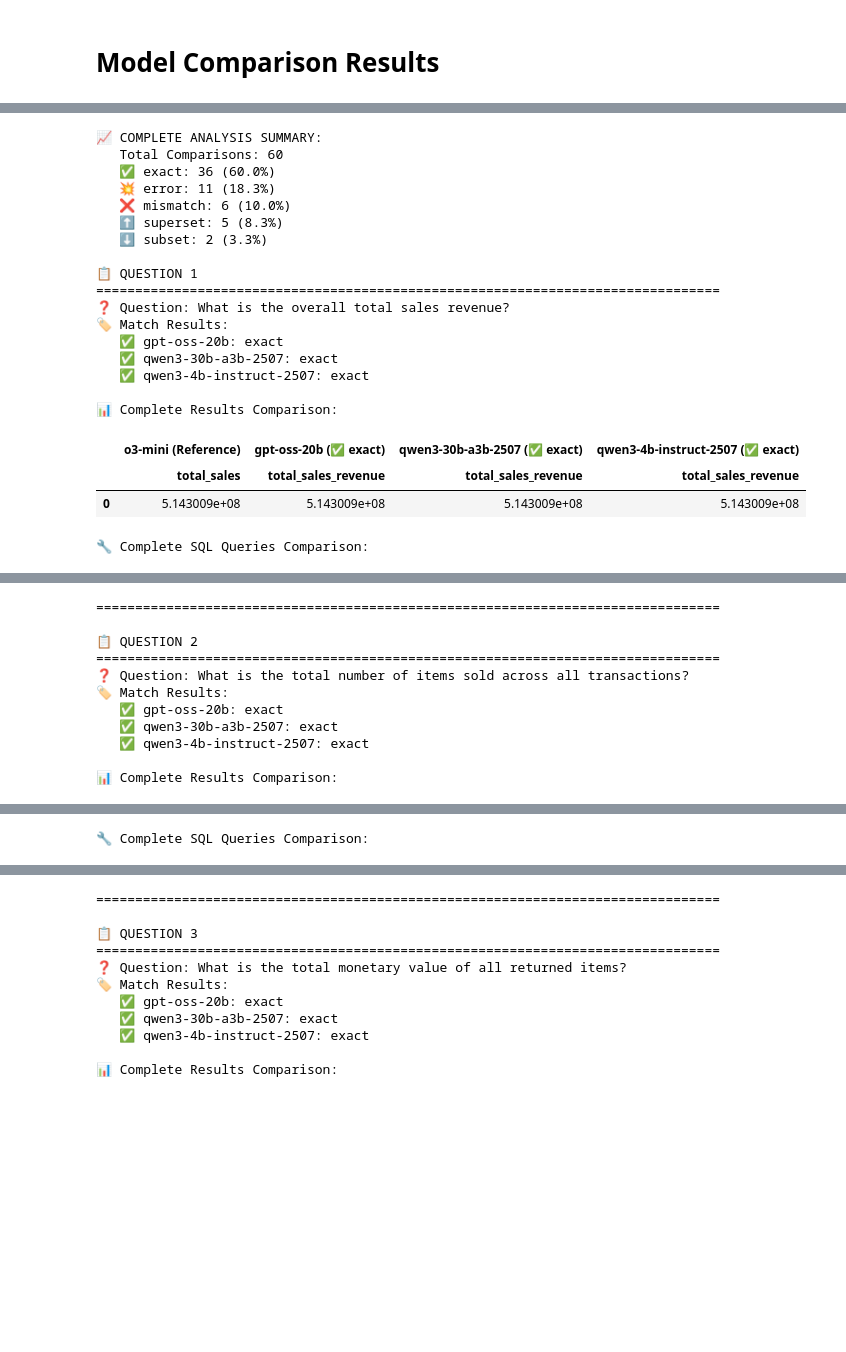
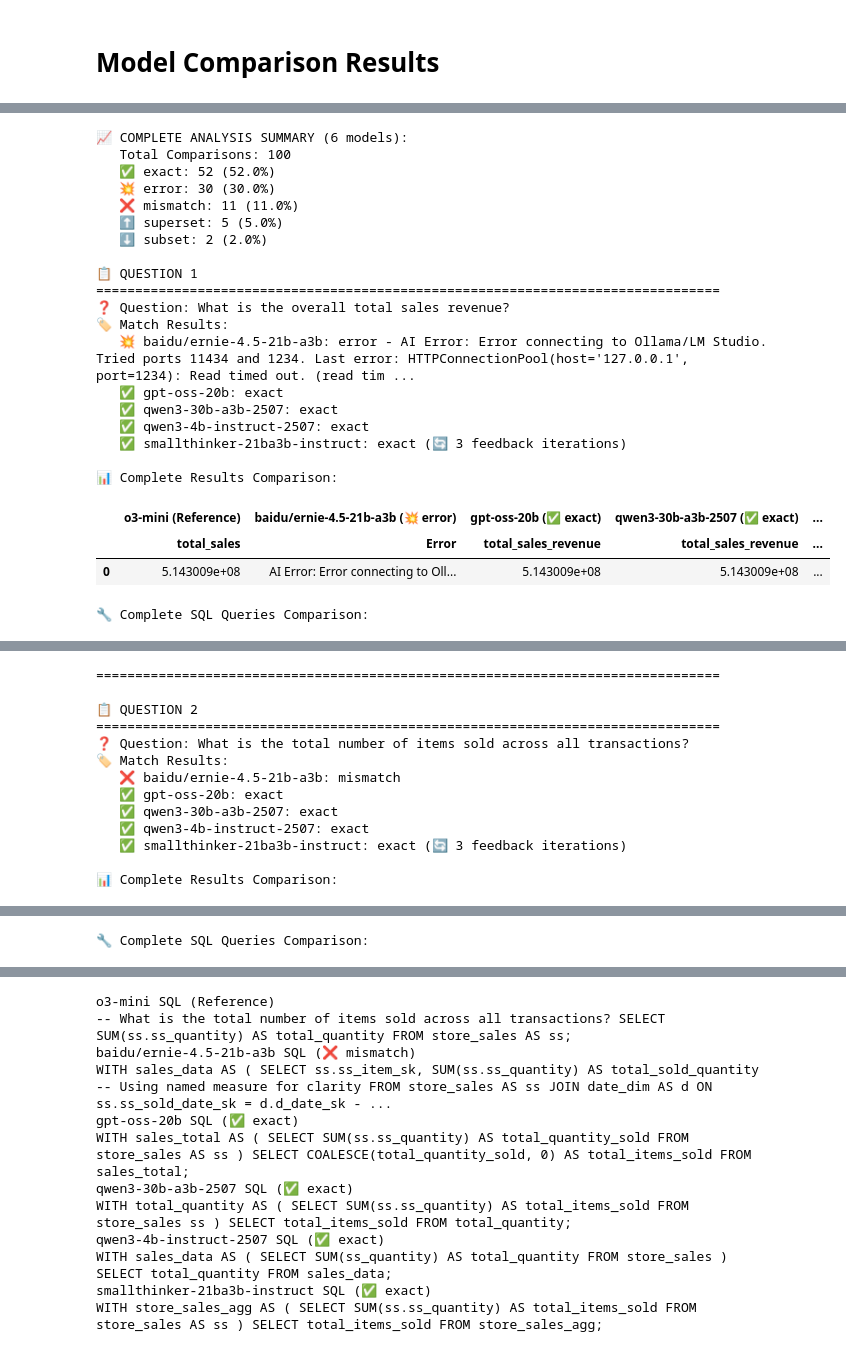
Before and after one commit to djouallah/semantic_sql_testing, a Jupyter notebook: SLM_SQL_test.ipynb, the cells around one changed output, grey strips where cells are left out. Saved outputs shown, nothing was run; the diff lists cells and outputs as text; code cells hidden in the pictures; blank space fills up the shorter version.

```diff
--- a/SLM_SQL_test.ipynb
+++ b/SLM_SQL_test.ipynb
@@ -1124,7 +1197,11 @@ qwen3-30b-a3b-2507:
 # 🔥 Show all Queries 🔥
 
 
-# Get EVERYTHING - all questions, all models, all match types
+# Get EVERYTHING - all questions, all models, all match types (dynamic)
+# Get comparison models from comparison_table
+comparison_models = [model for model in models if model != model0]
+comparison_models_sql = "', '".join(comparison_models) if comparison_models else ""
+
 all_questions_analysis = duckdb.sql(f"""
     WITH source_results AS (
         SELECT nbr,
@@ -1156,22 +1233,25 @@ all_questions_analysis = duckdb.sql(f"""
             END as match_type
         FROM results_filtered_three r
         LEFT JOIN source_results s ON r.nbr = s.nbr
-        WHERE r.model IN ('{model1}', '{model2}', '{model3}')
+        WHERE r.model IN ('{comparison_models_sql}')
     )
     SELECT nbr, question, model, model_sql, source_sql, result_count, source_rows, match_type, error_details, feedback_iterations
     FROM model_scores
     ORDER BY nbr, model
-""").df()
+""").df() if comparison_models else pd.DataFrame()
 
-print(f"📈 COMPLETE ANALYSIS SUMMARY:")
+print(f"📈 COMPLETE ANALYSIS SUMMARY ({len(models)} models):")
 print(f"   Total Comparisons: {len(all_questions_analysis)}")
 
 # Show comprehensive breakdown by match type
-match_type_counts = all_questions_analysis['match_type'].value_counts()
-for match_type, count in match_type_counts.items():
-    emoji = {"exact": "✅", "superset": "⬆️", "subset": "⬇️", "mismatch": "❌", "error": "💥"}.get(match_type, "❓")
-    percentage = (count / len(all_questions_analysis)) * 100
-    print(f"   {emoji} {match_type}: {count} ({percentage:.1f}%)")
+if not all_questions_analysis.empty:
+    match_type_counts = all_questions_analysis['match_type'].value_counts()
+    for match_type, count in match_type_counts.items():
+        emoji = {"exact": "✅", "superset": "⬆️", "subset": "⬇️", "mismatch": "❌", "error": "💥"}.get(match_type, "❓")
+        percentage = (count / len(all_questions_analysis)) * 100
+        print(f"   {emoji} {match_type}: {count} ({percentage:.1f}%)")
+else:
+    print("   No comparison data available.")
 print()
 
 from IPython.display import HTML
@@ -1229,8 +1309,8 @@ for question_num in range(1, 21):
 
         source_result = con.sql(source_sql).df()
 
-        # Get results for all models
-        all_models = [model0] + question_data['model'].tolist()
+        # Get results for all models (dynamic)
+        all_models_for_question = [model0] + question_data['model'].tolist()
         all_results = [source_result]
         all_sqls = [source_sql]
         all_match_types = ['reference']
@@ -1306,7 +1386,7 @@ for question_num in range(1, 21):
 
             # Create model labels with match types
             model_labels = []
-            for i, (model, match_type) in enumerate(zip(all_models, all_match_types)):
+            for i, (model, match_type) in enumerate(zip(all_models_for_question, all_match_types)):
                 if i == 0:
                     model_labels.append(f'{model} (Reference)')
                 else:
@@ -1323,7 +1403,7 @@ for question_num in range(1, 21):
 
             # Create comprehensive HTML SQL comparison
             html_sections = []
-            for i, (model_name, sql_query, match_type) in enumerate(zip(all_models, all_sqls, all_match_types)):
+            for i, (model_name, sql_query, match_type) in enumerate(zip(all_models_for_question, all_sqls, all_match_types)):
                 if i == 0:
                     color = "#2e8b57"
                     bg_color = "#f8f9fa"
@@ -1350,43 +1430,45 @@ for question_num in range(1, 21):
                     </div>"""
                 html_sections.append(section)
 
             html_content = f"""
             <div style="display: flex; gap: 10px; margin: 10px 0; flex-wrap: wrap; justify-content: space-around;">
                 {''.join(html_sections)}
             </div>
             """
 
             print("🔧 Complete SQL Queries Comparison:")
             display(HTML(html_content))
 
     except Exception as e:
         print(f"❌ Error processing question {question_num}: {e}")
 
     print("=" * 80 + "\n")
 
 print("🎯 COMPLETE ANALYSIS FINISHED - EVERY QUESTION SHOWN")
 print("=" * 80)
 # %% [output]
-📈 COMPLETE ANALYSIS SUMMARY:
-   Total Comparisons: 60
-   ✅ exact: 36 (60.0%)
-   💥 error: 11 (18.3%)
-   ❌ mismatch: 6 (10.0%)
-   ⬆️ superset: 5 (8.3%)
-   ⬇️ subset: 2 (3.3%)
+📈 COMPLETE ANALYSIS SUMMARY (6 models):
+   Total Comparisons: 100
+   ✅ exact: 52 (52.0%)
+   💥 error: 30 (30.0%)
+   ❌ mismatch: 11 (11.0%)
+   ⬆️ superset: 5 (5.0%)
+   ⬇️ subset: 2 (2.0%)
 
 📋 QUESTION 1
 ================================================================================
 ❓ Question: What is the overall total sales revenue?
 🏷️ Match Results:
+   💥 baidu/ernie-4.5-21b-a3b: error - AI Error: Error connecting to Ollama/LM Studio. Tried ports 11434 and 1234. Last error: HTTPConnectionPool(host='127.0.0.1', port=1234): Read timed out. (read tim ...
    ✅ gpt-oss-20b: exact
    ✅ qwen3-30b-a3b-2507: exact
    ✅ qwen3-4b-instruct-2507: exact
+   ✅ smallthinker-21ba3b-instruct: exact (🔄 3 feedback iterations)
 
 📊 Complete Results Comparison:
-|  | o3-mini (Reference) | gpt-oss-20b (✅ exact) | qwen3-30b-a3b-2507 (✅ exact) | qwen3-4b-instruct-2507 (✅ exact) |
-|  | total_sales | total_sales_revenue | total_sales_revenue | total_sales_revenue |
-| 0 | 5.143009e+08 | 5.143009e+08 | 5.143009e+08 | 5.143009e+08 |
+|  | o3-mini (Reference) | baidu/ernie-4.5-21b-a3b (💥 error) | gpt-oss-20b (✅ exact) | qwen3-30b-a3b-2507 (✅ exact) | ... |
+|  | total_sales | Error | total_sales_revenue | total_sales_revenue | ... |
+| 0 | 5.143009e+08 | AI Error: Error connecting to Oll... | 5.143009e+08 | 5.143009e+08 | ... |
 🔧 Complete SQL Queries Comparison:
 o3-mini SQL (Reference)
 -- What is the overall total sales revenue? SELECT SUM(ss.ss_sales_price * ss.ss_quantity) AS total_sales FROM store_sales AS ss;
@@ -1402,8 +1488,10 @@ WITH store_sales_agg AS ( SELECT SUM(ss.ss_sales_price * ss.ss_quantity) AS tota
 ================================================================================
 ❓ Question: What is the total number of items sold across all transactions?
 🏷️ Match Results:
+   ❌ baidu/ernie-4.5-21b-a3b: mismatch
    ✅ gpt-oss-20b: exact
    ✅ qwen3-30b-a3b-2507: exact
    ✅ qwen3-4b-instruct-2507: exact
+   ✅ smallthinker-21ba3b-instruct: exact (🔄 3 feedback iterations)
 
 📊 Complete Results Comparison:
@@ -1422,11 +1502,12 @@ WITH sales_data AS ( SELECT SUM(ss_quantity) AS total_quantity FROM store_sales
-================================================================================
-
-📋 QUESTION 3
-================================================================================
-❓ Question: What is the total monetary value of all returned items?
-🏷️ Match Results:
-   ✅ gpt-oss-20b: exact
-   ✅ qwen3-30b-a3b-2507: exact
-   ✅ qwen3-4b-instruct-2507: exact
-
-📊 Complete Results Comparison:
+o3-mini SQL (Reference)
+-- What is the total number of items sold across all transactions? SELECT SUM(ss.ss_quantity) AS total_quantity FROM store_sales AS ss;
+baidu/ernie-4.5-21b-a3b SQL (❌ mismatch)
+WITH sales_data AS ( SELECT ss.ss_item_sk, SUM(ss.ss_quantity) AS total_sold_quantity -- Using named measure for clarity FROM store_sales AS ss JOIN date_dim AS d ON ss.ss_sold_date_sk = d.d_date_sk - ...
+gpt-oss-20b SQL (✅ exact)
+WITH sales_total AS ( SELECT SUM(ss.ss_quantity) AS total_quantity_sold FROM store_sales AS ss ) SELECT COALESCE(total_quantity_sold, 0) AS total_items_sold FROM sales_total;
+qwen3-30b-a3b-2507 SQL (✅ exact)
+WITH total_quantity AS ( SELECT SUM(ss.ss_quantity) AS total_items_sold FROM store_sales ss ) SELECT total_items_sold FROM total_quantity;
+qwen3-4b-instruct-2507 SQL (✅ exact)
+WITH sales_data AS ( SELECT SUM(ss_quantity) AS total_quantity FROM store_sales ) SELECT total_quantity FROM sales_data;
+smallthinker-21ba3b-instruct SQL (✅ exact)
+WITH store_sales_agg AS ( SELECT SUM(ss.ss_quantity) AS total_items_sold FROM store_sales AS ss ) SELECT total_items_sold FROM store_sales_agg;
```
Also changed, not shown: parts of 6 cells of this notebook.
